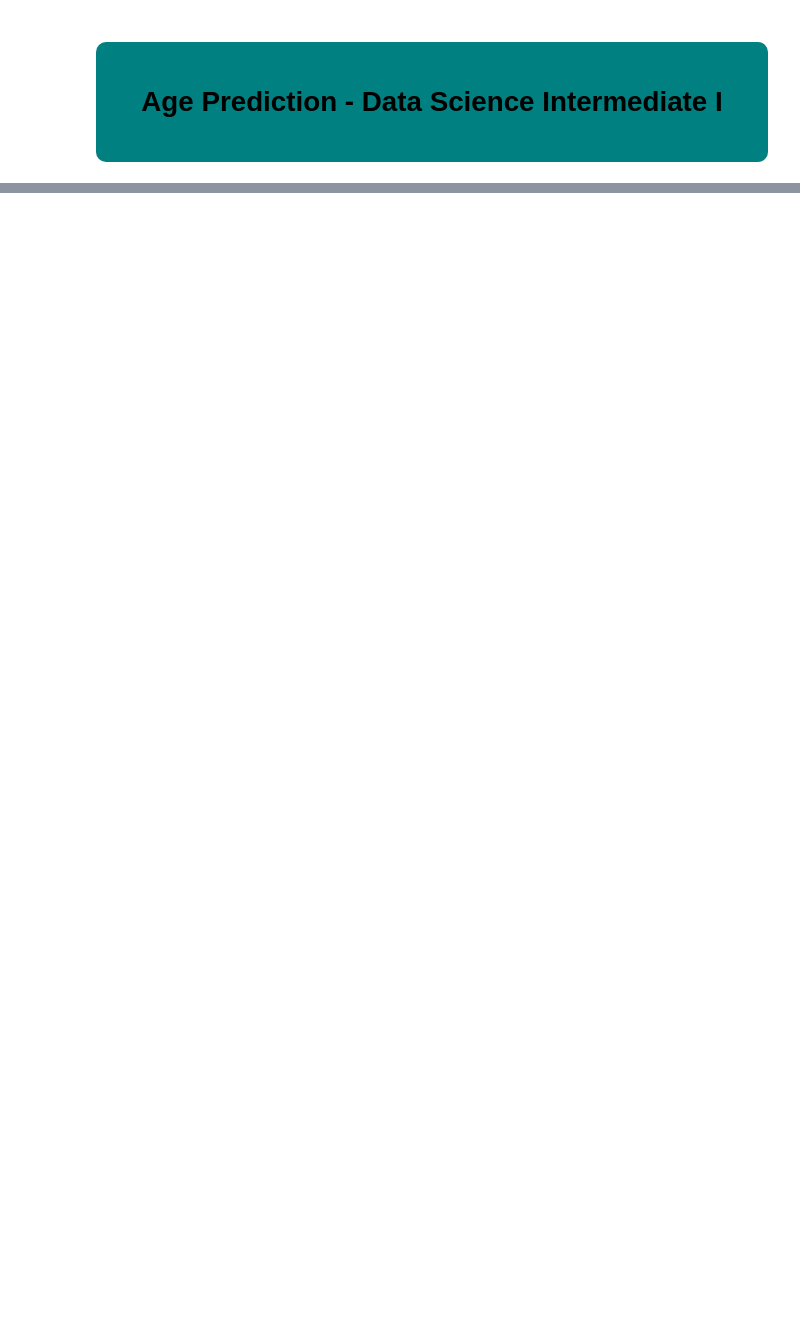
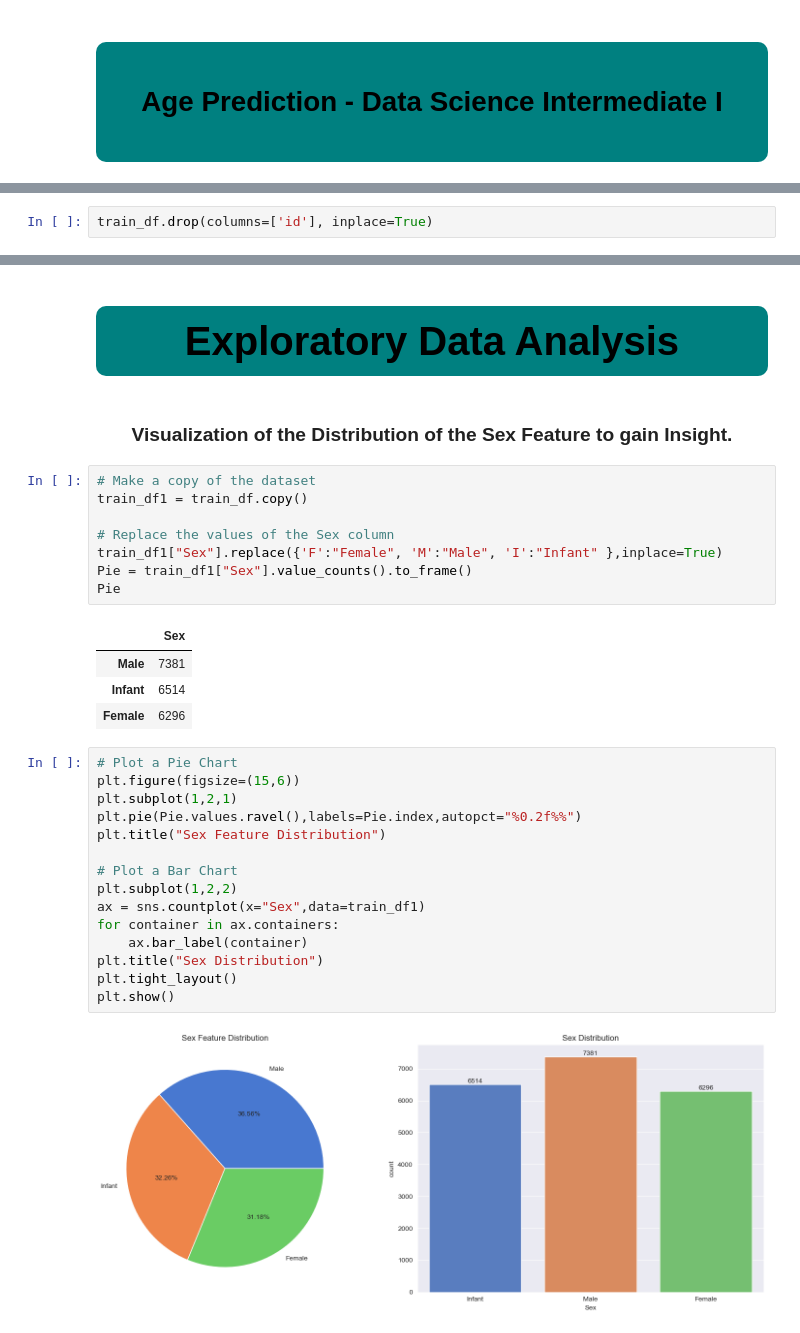
Before and after one commit to adeke910/Age-Prediction, a Jupyter notebook: Age_Pred.ipynb, the cells around one changed output, grey strips where cells are left out. Saved outputs shown, nothing was run; the diff lists cells and outputs as text; blank space fills up the shorter version.

```diff
--- a/Age_Pred.ipynb
+++ b/Age_Pred.ipynb
@@ -135,0 +180,2 @@ dtype: int64
+# %%
+train_df.drop(columns=['id'], inplace=True)
@@ -135,0 +196,35 @@ dtype: int64
+# %% [markdown]
+<a id="1.1"></a>
+<h2 style="font-family: Roboto; font-size: 40px; font-style: normal; font-weight: normal; text-align:center; display:fill; text-decoration: none; padding:20px; letter-spacing: 1px; color: black; background-color:#008080;overflow:hidden;border-radius:10px"><b>Exploratory Data Analysis</h2>
+# %% [markdown]
+<h3 style="font-family: Roboto;text-align:center;letter-spacing: 1px;"><b>Visualization of the Distribution of the Sex Feature to gain Insight.</h3>
+# %%
+# Make a copy of the dataset
+train_df1 = train_df.copy()
+
+# Replace the values of the Sex column
+train_df1["Sex"].replace({'F':"Female", 'M':"Male", 'I':"Infant" },inplace=True)
+Pie = train_df1["Sex"].value_counts().to_frame()
+Pie
+# %% [output]
+|  | Sex |
+| Male | 7381 |
+| Infant | 6514 |
+| Female | 6296 |
+# %%
+# Plot a Pie Chart
+plt.figure(figsize=(15,6))
+plt.subplot(1,2,1)
+plt.pie(Pie.values.ravel(),labels=Pie.index,autopct="%0.2f%%")
+plt.title("Sex Feature Distribution")
+
+# Plot a Bar Chart
+plt.subplot(1,2,2)
+ax = sns.countplot(x="Sex",data=train_df1)
+for container in ax.containers:
+    ax.bar_label(container)
+plt.title("Sex Distribution")
+plt.tight_layout()
+plt.show()
+# %% [output]
+[figure, added]
```
Also changed, not shown: parts of 100 cells of this notebook, 2 other files.
